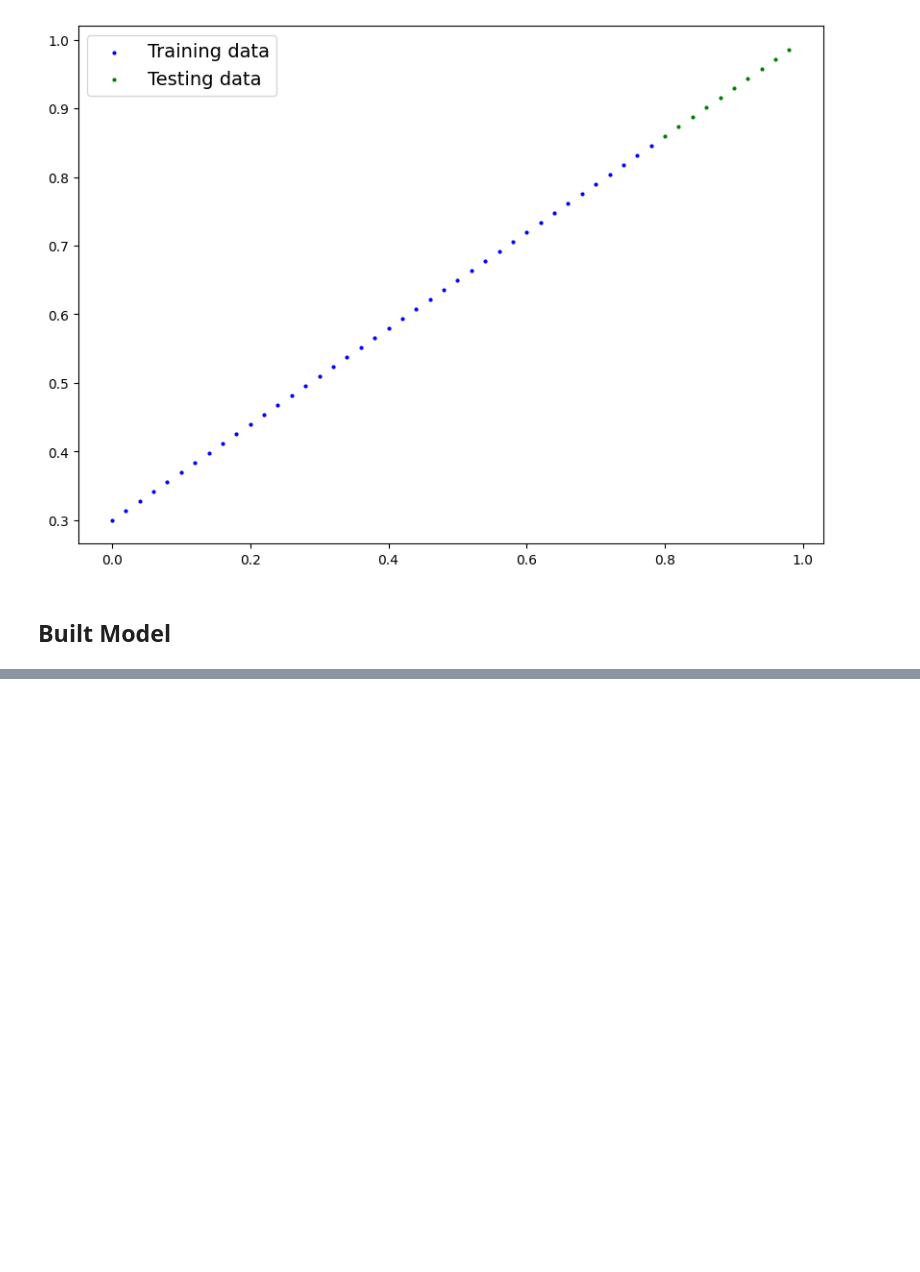
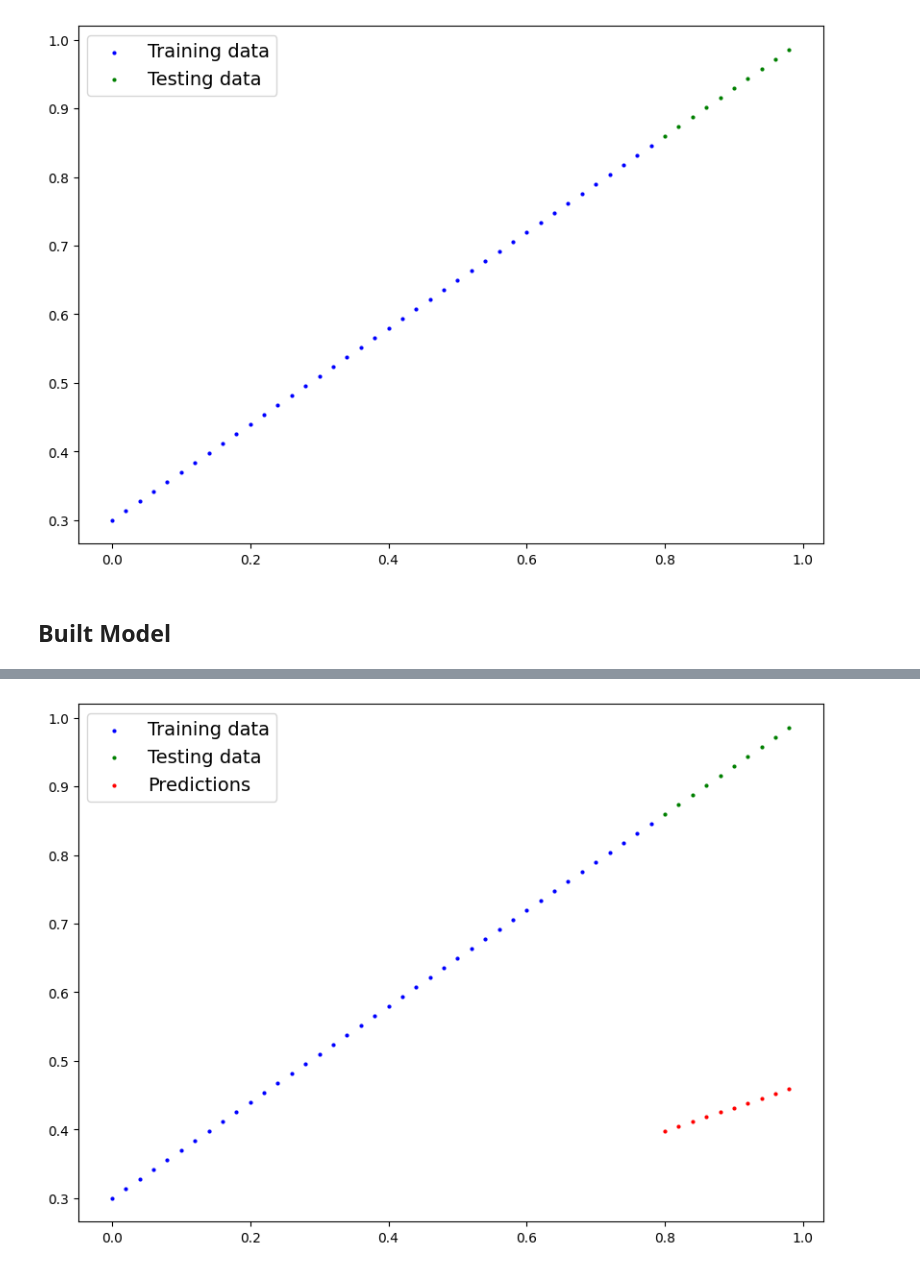
Before and after one commit to sachinthadilshann/pytorch_youtube_course_by_DanielBourke, a Jupyter notebook: 01_PyTorch_Workflow_Fundamentals.ipynb, the cells around one changed output, grey strips where cells are left out. Saved outputs shown, nothing was run; the diff lists cells and outputs as text; code cells hidden in the pictures; blank space fills up the shorter version.

```diff
--- a/01_PyTorch_Workflow_Fundamentals.ipynb
+++ b/01_PyTorch_Workflow_Fundamentals.ipynb
@@ -85,10 +85,13 @@ class LinearRegressionModelV1(nn.Module):
   def __init__(self):
     super().__init__()
     self.weights = nn.Parameter(torch.randn(1,
-                                            requires_grands=True,
-                                            dtype = torch.flot))
+                                            dtype = torch.float),
+                               requires_grad=True)
+
     self.bais = nn.Parameter(torch.randn(1,
-                                         requires_grands=True,
-                                         dtype = torch.flot))
-    def forward(self,x : torch.Tensor) -> torch.Tensor:
+                                         dtype = torch.float),
+                             requires_grad=True)
+
+
+  def forward(self,x : torch.Tensor) -> torch.Tensor:
       return self.weights * x + self.bais
@@ -94,0 +100,4 @@ class LinearRegressionModelV1(nn.Module):
+# %%
+torch.manual_seed(42)
+model_0 = LinearRegressionModelV1()
+list(model_0.parameters())
@@ -94,0 +119,3 @@ class LinearRegressionModelV1(nn.Module):
+# %%
+y_preds = model_0(X_test)
+y_preds
@@ -94,0 +133,5 @@ class LinearRegressionModelV1(nn.Module):
+# %%
+with torch.inference_mode():
+  y_preds = model_0(X_test)
+
+y_preds
@@ -94,0 +149,5 @@ class LinearRegressionModelV1(nn.Module):
+# %%
+
+plot_predictions(predictions=y_preds)
+# %% [output]
+[figure, added]
```
Also changed, not shown: parts of 38 cells of this notebook.
